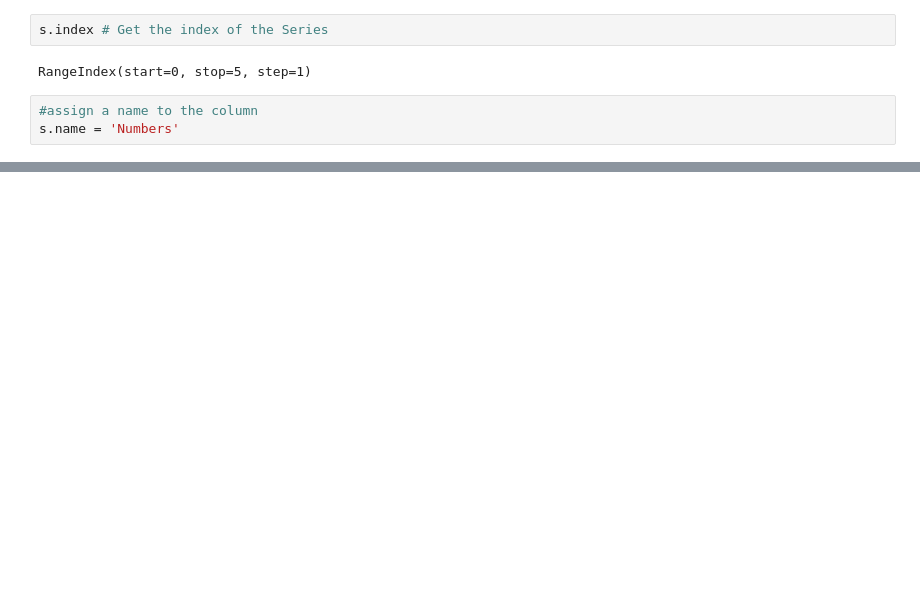
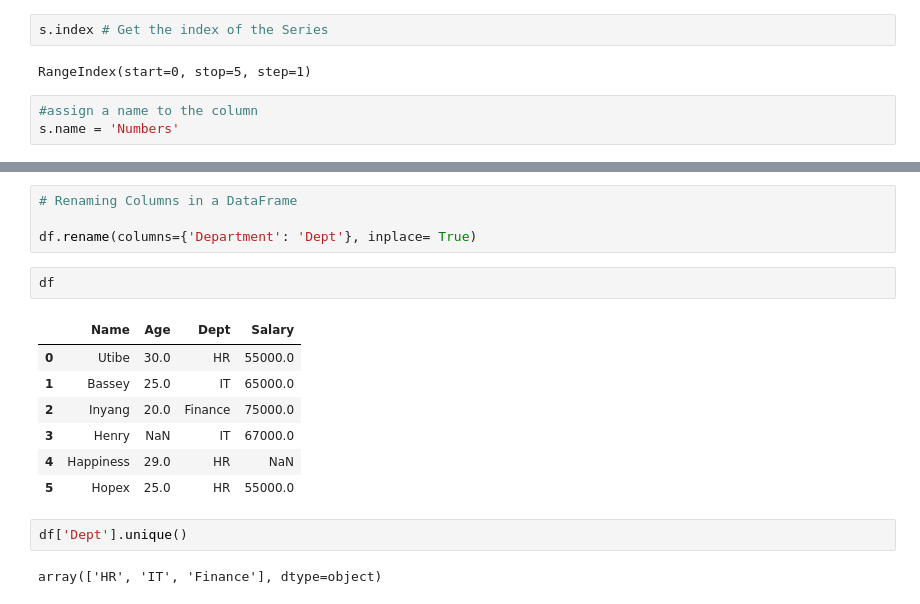
Before and after one commit to devbassey/Pandas-Tutorial, a Jupyter notebook: learning_pandas.ipynb, the cells around one changed output, grey strips where cells are left out. Saved outputs shown, nothing was run; the diff lists cells and outputs as text; blank space fills up the shorter version.

```diff
--- a/learning_pandas.ipynb
+++ b/learning_pandas.ipynb
@@ -60,0 +389,18 @@ Name: Numbers, dtype: int64
+# %%
+# Renaming Columns in a DataFrame
+
+df.rename(columns={'Department': 'Dept'}, inplace= True)
+# %%
+df
+# %% [output]
+|  | Name | Age | Dept | Salary |
+| 0 | Utibe | 30.0 | HR | 55000.0 |
+| 1 | Bassey | 25.0 | IT | 65000.0 |
+| 2 | Inyang | 20.0 | Finance | 75000.0 |
+| 3 | Henry | NaN | IT | 67000.0 |
+| 4 | Happiness | 29.0 | HR | NaN |
+| 5 | Hopex | 25.0 | HR | 55000.0 |
+# %%
+df['Dept'].unique()
+# %% [output]
+array(['HR', 'IT', 'Finance'], dtype=object)
```
Also changed, not shown: parts of 53 cells of this notebook.
